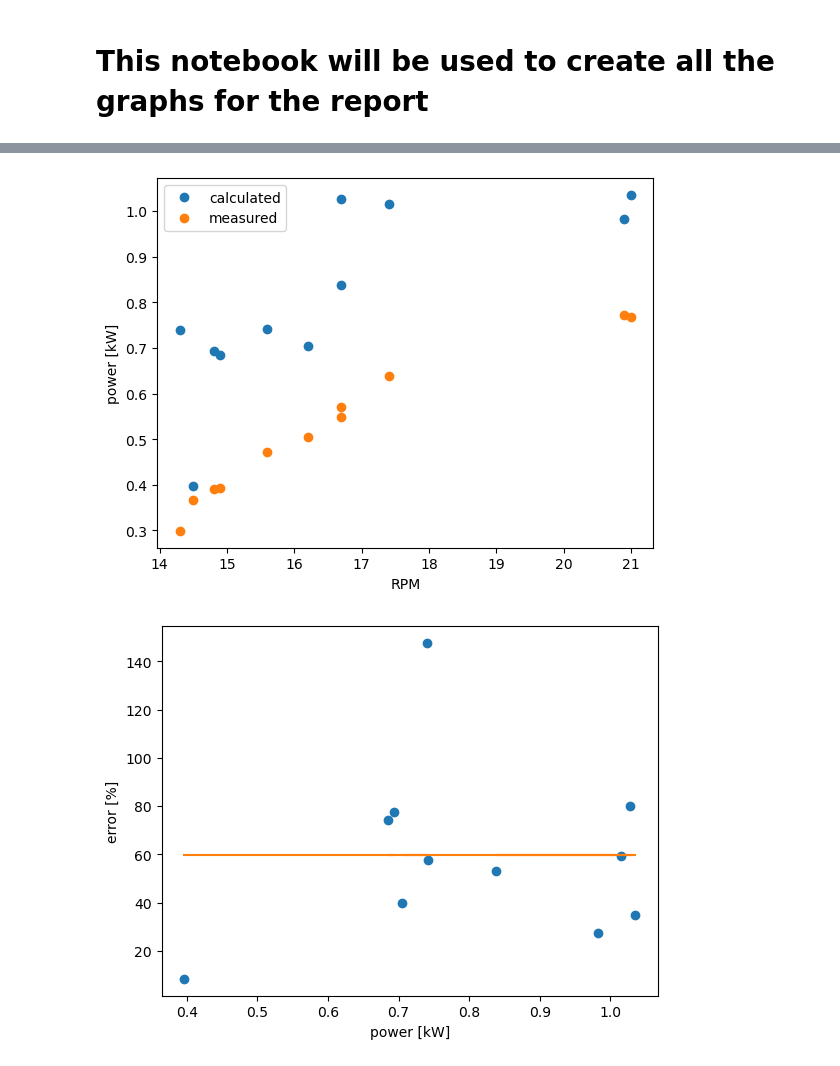
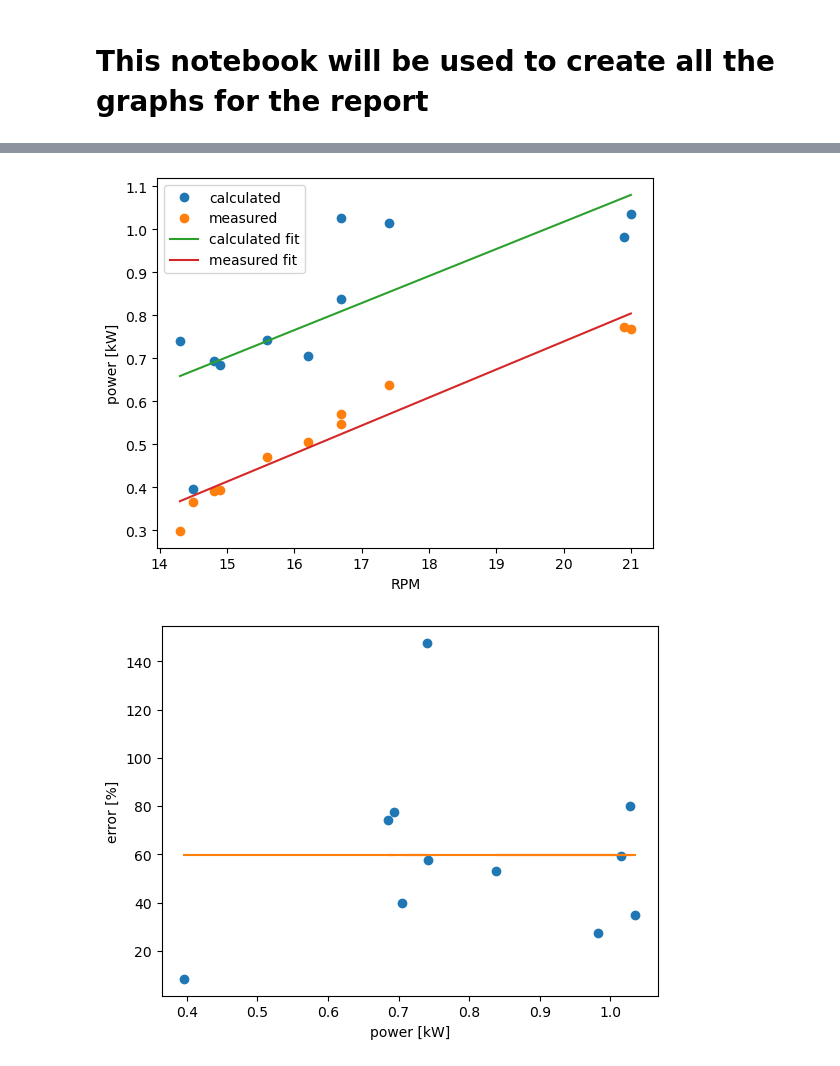
Before and after one commit to pilipb/DP4-code, a Jupyter notebook: graphing.ipynb, the cells around one changed output, grey strips where cells are left out. Drawn from its saved outputs; the diff is of its cells as text; code cells hidden in the pictures.

```diff
--- a/graphing.ipynb
+++ b/graphing.ipynb
@@ -87,16 +98,21 @@ plt.show()
 # %%
 # plot power vs RPM
 
 plt.figure()
 plt.plot(data_df['Turbine rotational speed [RPM]'], data_df['power [W]'] , 'o', label='calculated')
 plt.plot(data_df['Turbine rotational speed [RPM]'], data_df['Output power [kW]'], 'o', label='measured')
+
+# plot line of best fit for both sets of data
+plt.plot(np.unique(data_df['Turbine rotational speed [RPM]']), np.poly1d(np.polyfit(data_df['Turbine rotational speed [RPM]'], data_df['power [W]'], 1))(np.unique(data_df['Turbine rotational speed [RPM]'])), label='calculated fit')
+plt.plot(np.unique(data_df['Turbine rotational speed [RPM]']), np.poly1d(np.polyfit(data_df['Turbine rotational speed [RPM]'], data_df['Output power [kW]'], 1))(np.unique(data_df['Turbine rotational speed [RPM]'])), label='measured fit')
+
 plt.xlabel('RPM')
 plt.ylabel('power [kW]')
 plt.legend()
 
 plt.show()
 # %% [output]
-[figure, old version]
+[figure, new version]
 # %%
 # calculate the error
 error = np.abs(data_df['power [W]'] - data_df['Output power [kW]']) / data_df['Output power [kW]'] * 100
```
Also changed, not shown: parts of 2 cells of this notebook.
